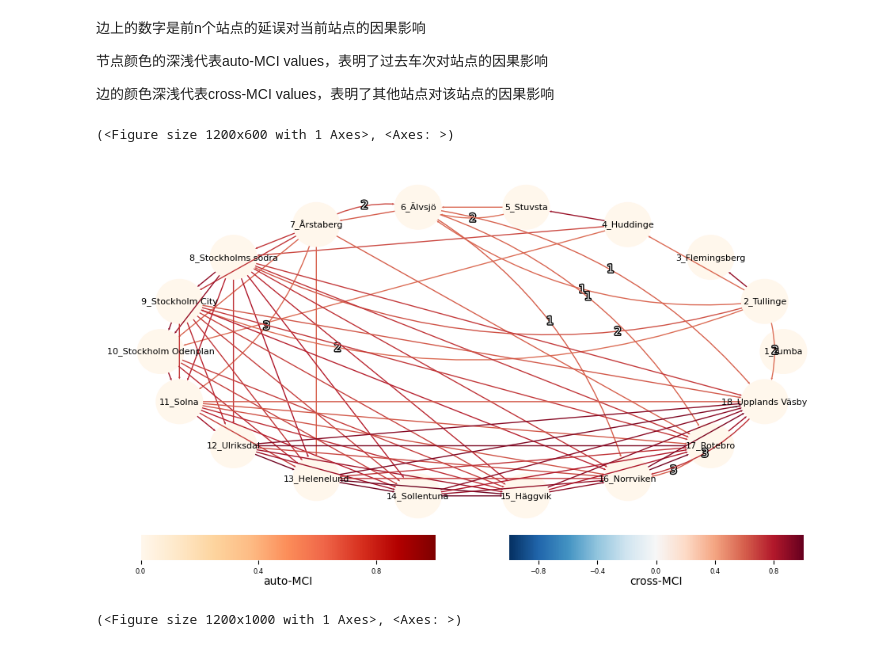
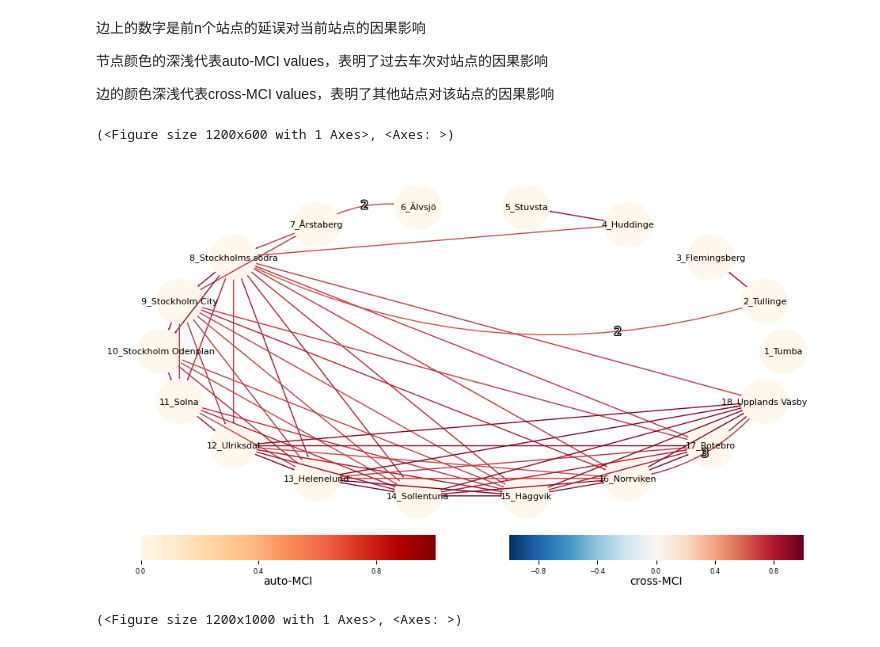
Before and after one commit to HR0262/PCMCI-in-commuter-trian, a Jupyter notebook: PCMCI-0427.ipynb, the cells around one changed output. Saved outputs shown, nothing was run; the diff lists cells and outputs as text; code cells hidden in the pictures.

```diff
--- a/PCMCI-0427.ipynb
+++ b/PCMCI-0427.ipynb
@@ -228,40 +220,40 @@ print(count)
 # 需要跟前面节点进行筛选配合，筛选p_matrix，val_matrix
 
 # 设置显著性水平
-alpha_level = 0.05
+alpha_level = 0.01
 
 # 从 p_matrix 生成布尔型因果图
 graph = pcmci.get_graph_from_pmatrix(
     p_matrix=p_matrix_clean,
     alpha_level=alpha_level,
     tau_min=0,
     tau_max=tau_max
 )
 # 绘图
 plot_graph(
     graph=graph,
     val_matrix=results['val_matrix'],             # 测试统计值，通常是偏相关或其他统计量
     var_names=dataframe.var_names,                # 变量名称（你自己的时间序列名称）
     link_colorbar_label='cross-MCI',                # 显示边的颜色表示的含义（例如：偏相关系数）
     figsize=(12, 6),                              # 图像大小
     alpha=1.0,                                    # 图形的透明度
     arrow_linewidth=1.0,                          # 箭头的线宽
     node_size=0.3,                                # 节点大小
     curved_radius=0.2,                            # 边的弯曲度
     label_fontsize=10,                            # 标签字体大小
     node_label_size=8,                           # 节点标签字体大小
     cmap_edges='RdBu_r',                          # 边的颜色映射（红蓝渐变）
     cmap_nodes='OrRd',                            # 节点的颜色映射
     show_colorbar=True,                           # 显示颜色条
     show_autodependency_lags=True,                # 显示自依赖延迟
     vmin_edges=-1,                                # 边的颜色条范围
     vmax_edges=1.0,                               # 边的颜色条范围
     vmin_nodes=0,                                 # 节点颜色条范围
     vmax_nodes=1.0                                # 节点颜色条范围
 )
 # %% [output]
 (<Figure size 1200x600 with 1 Axes>, <Axes: >)
-[figure, old version]
+[figure, new version]
 # %%
 # 设置显著性水平
 alpha_level = 0.05
```
Also changed, not shown: parts of 7 cells of this notebook.
